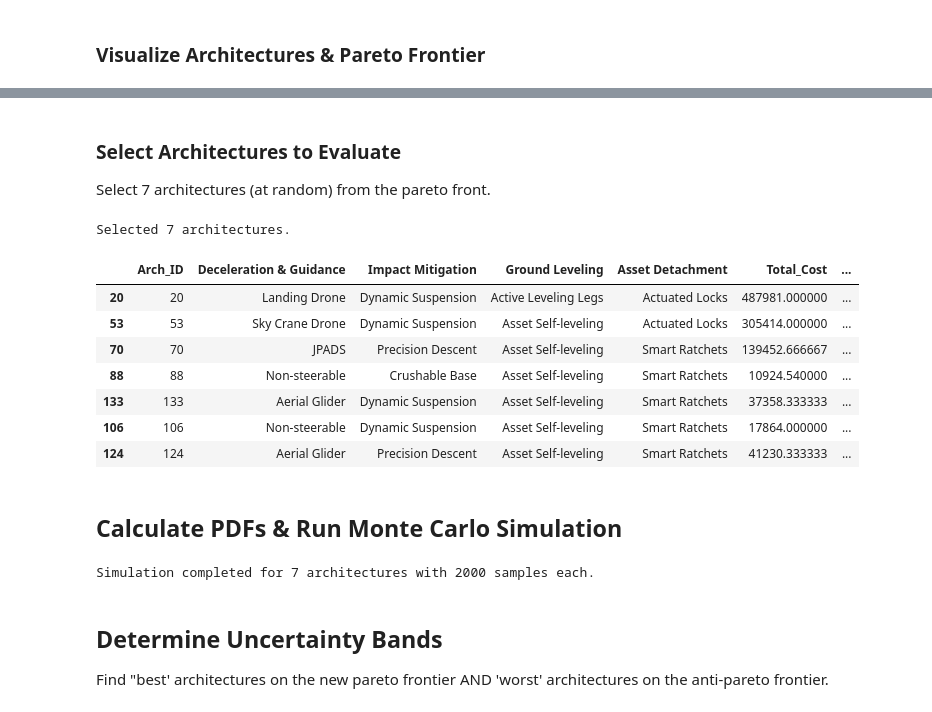
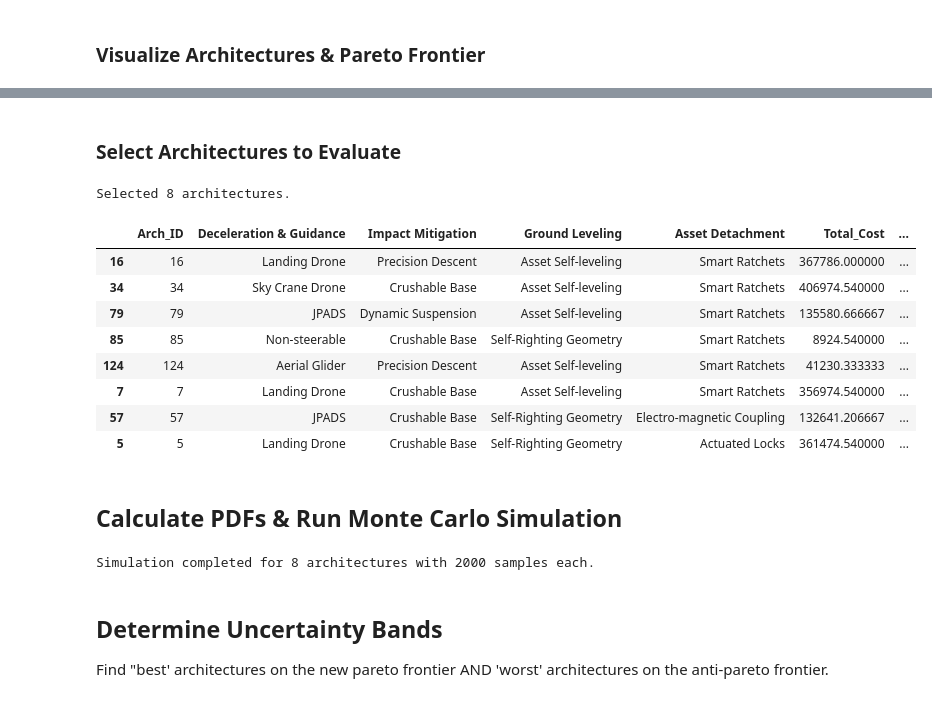
Before and after one commit to froe0466/Microprocessors-2-Project, a Jupyter notebook: OS14.ipynb, the cells around one changed output, grey strips where cells are left out. Drawn from its saved outputs; the diff is of its cells as text; code cells hidden in the pictures.

```diff
--- a/OS14.ipynb
+++ b/OS14.ipynb
@@ -564,13 +570,13 @@ plt.show()
 # %% [markdown]
 ### Select Architectures to Evaluate
-
-Select 7 architectures (at random) from the pareto front.
 # %%
 import numpy as np
 
 # 5. Select 8 Architectures
-# Strategy: 1 from each Deceleration & Guidance category (Pareto preferred),
-# then fill remaining up to 7 with other Pareto points.
+# Strategy:
+# - First 6: 1 from each 'Deceleration & Guidance' category (Pareto preferred).
+#   If there are fewer than 6 categories, fill the rest with other Pareto points.
+# - Last 2: Sampled from the absolute WORST ("Pretty Bad") non-Pareto architectures.
 
 selected_indices = []
 
@@ -580,8 +586,11 @@ dec_guidance_col = 'Deceleration & Guidance'
 # Get all unique options for this category (e.g., Landing Drone, JPADS, etc.)
 categories = df_architectures[dec_guidance_col].unique()
 
-# --- STEP 1: Select one from each category ---
+# --- STEP 1: Select up to 6 architectures (1 per category, preferring Pareto) ---
 for category in categories:
+    if len(selected_indices) >= 6:
+        break  # Stop picking by category if we already reached 6
+
     # Filter the dataframe for architectures that use this specific category
     subset = df_architectures[df_architectures[dec_guidance_col] == category]
 
@@ -591,48 +600,77 @@ for category in categories:
     if not pareto_subset.empty:
         # Prefer: Randomly select one from the Pareto frontier
         chosen_idx = np.random.choice(pareto_subset.index)
     elif not subset.empty:
         # Fallback: Randomly select one from the non-Pareto subset
         chosen_idx = np.random.choice(subset.index)
     else:
         continue
 
     selected_indices.append(chosen_idx)
 
-# --- STEP 2: Fill the remaining slots up to 7 ---
-num_needed = 7 - len(selected_indices)
-
-if num_needed > 0:
-    # Find all Pareto points that we haven't already selected
+# If we picked fewer than 6 (e.g., only 5 categories exist), fill up to 6 with remaining Pareto points
+num_needed_first_group = 6 - len(selected_indices)
+if num_needed_first_group > 0:
     remaining_pareto = df_architectures[
         (df_architectures['is_pareto']) &
         (~df_architectures.index.isin(selected_indices))
     ].index.tolist()
 
-    # Randomly select the remaining needed amount
     if len(remaining_pareto) > 0:
         fill_indices = np.random.choice(
             remaining_pareto,
-            size=min(num_needed, len(remaining_pareto)),
+            size=min(num_needed_first_group, len(remaining_pareto)),
+            replace=False
+        ).tolist()
+        selected_indices.extend(fill_indices)
+
+# --- STEP 2: Select 2 "Pretty Bad" architectures ---
+# We want exactly 8 total, so we need (8 - current length) more, which should be 2.
+num_needed_second_group = 8 - len(selected_indices)
+
+if num_needed_second_group > 0:
+    # Get all NON-Pareto points that we haven't already selected
+    df_non_pareto = df_architectures[
+        (~df_architectures['is_pareto']) &
+        (~df_architectures.index.isin(selected_indices))
+    ].copy()
+
+    if not df_non_pareto.empty:
+        # Calculate a "Badness Score" based on rank
+        # High Cost Rank (Expensive) - High LTC Rank (Highly Capable)
+        # Result: Huge positive numbers mean Extremely Expensive AND Terrible LTC
+        df_non_pareto['Badness_Score'] = (
+            df_non_pareto['Total_Cost'].rank(ascending=True) -
+            df_non_pareto['Total_LTC'].rank(ascending=True)
+        )
+
+        # Take the top 10 absolute worst architectures to form a "bad pool"
+        worst_pool = df_non_pareto.nlargest(10, 'Badness_Score').index.tolist()
+
+        # Randomly select the remaining needed amount from this terrible pool
+        fill_indices = np.random.choice(
+            worst_pool,
+            size=min(num_needed_second_group, len(worst_pool)),
             replace=False
         ).tolist()
         selected_indices.extend(fill_indices)
 
 # --- STEP 3: Create the final DataFrame ---
 selected_architectures = df_architectures.loc[selected_indices].copy()
 
 print(f"Selected {len(selected_architectures)} architectures.")
 display(selected_architectures)
 # %% [output]
-Selected 7 architectures.
+Selected 8 architectures.
 |  | Arch_ID | Deceleration & Guidance | Impact Mitigation | Ground Leveling | Asset Detachment | Total_Cost | ... |
-| 20 | 20 | Landing Drone | Dynamic Suspension | Active Leveling Legs | Actuated Locks | 487981.000000 | ... |
-| 53 | 53 | Sky Crane Drone | Dynamic Suspension | Asset Self-leveling | Actuated Locks | 305414.000000 | ... |
-| 70 | 70 | JPADS | Precision Descent | Asset Self-leveling | Smart Ratchets | 139452.666667 | ... |
-| 88 | 88 | Non-steerable | Crushable Base | Asset Self-leveling | Smart Ratchets | 10924.540000 | ... |
-| 133 | 133 | Aerial Glider | Dynamic Suspension | Asset Self-leveling | Smart Ratchets | 37358.333333 | ... |
-| 106 | 106 | Non-steerable | Dynamic Suspension | Asset Self-leveling | Smart Ratchets | 17864.000000 | ... |
+| 16 | 16 | Landing Drone | Precision Descent | Asset Self-leveling | Smart Ratchets | 367786.000000 | ... |
+| 34 | 34 | Sky Crane Drone | Crushable Base | Asset Self-leveling | Smart Ratchets | 406974.540000 | ... |
+| 79 | 79 | JPADS | Dynamic Suspension | Asset Self-leveling | Smart Ratchets | 135580.666667 | ... |
+| 85 | 85 | Non-steerable | Crushable Base | Self-Righting Geometry | Smart Ratchets | 8924.540000 | ... |
 | 124 | 124 | Aerial Glider | Precision Descent | Asset Self-leveling | Smart Ratchets | 41230.333333 | ... |
+| 7 | 7 | Landing Drone | Crushable Base | Asset Self-leveling | Smart Ratchets | 356974.540000 | ... |
+| 57 | 57 | JPADS | Crushable Base | Self-Righting Geometry | Electro-magnetic Coupling | 132641.206667 | ... |
+| 5 | 5 | Landing Drone | Crushable Base | Self-Righting Geometry | Actuated Locks | 361474.540000 | ... |
 # %% [markdown]
 ## Calculate PDFs & Run Monte Carlo Simulation
 # %%
@@ -829,7 +867,7 @@ for idx, row in selected_architectures.iterrows():
 
 print(f"Simulation completed for {len(simulation_results)} architectures with {N_SAMPLES} samples each.")
 # %% [output]
-Simulation completed for 7 architectures with 2000 samples each.
+Simulation completed for 8 architectures with 2000 samples each.
 # %% [markdown]
 ## Determine Uncertainty Bands
 
```
Also changed, not shown: parts of 11 cells of this notebook.
